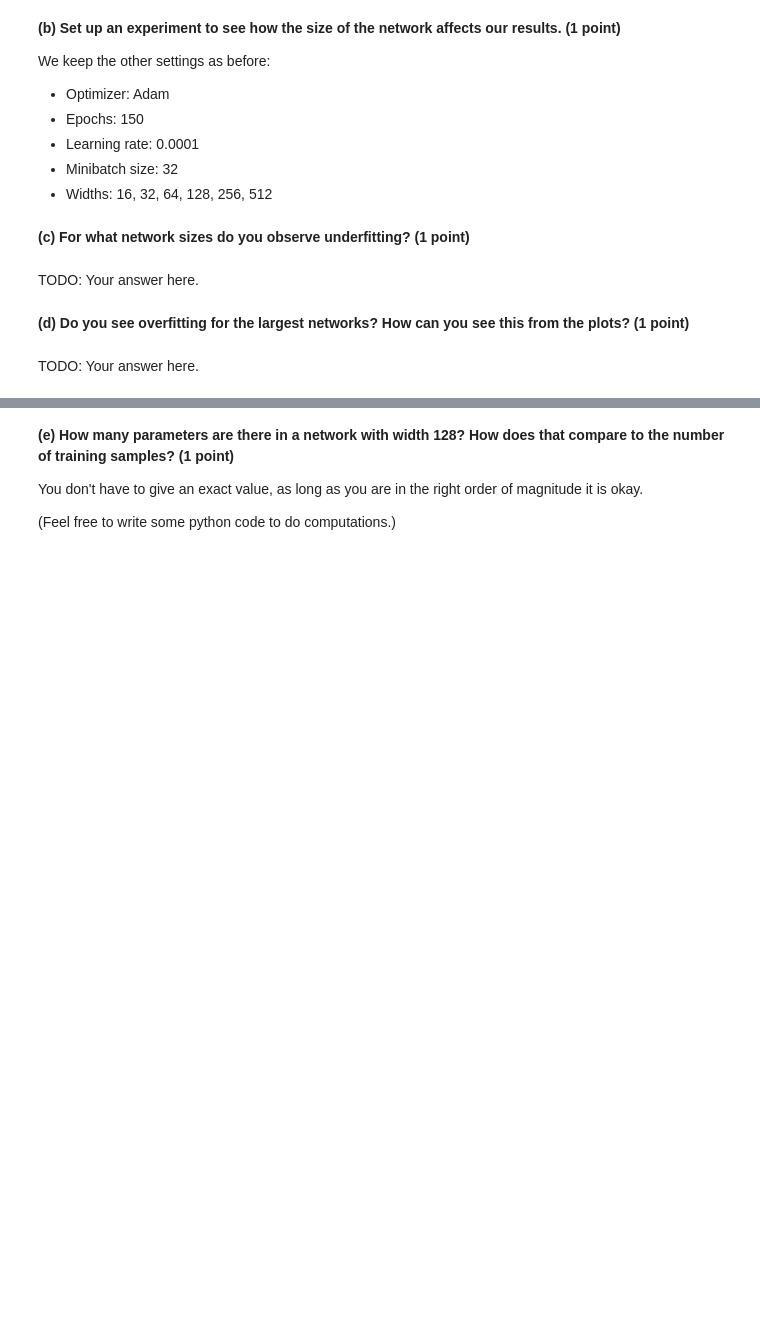
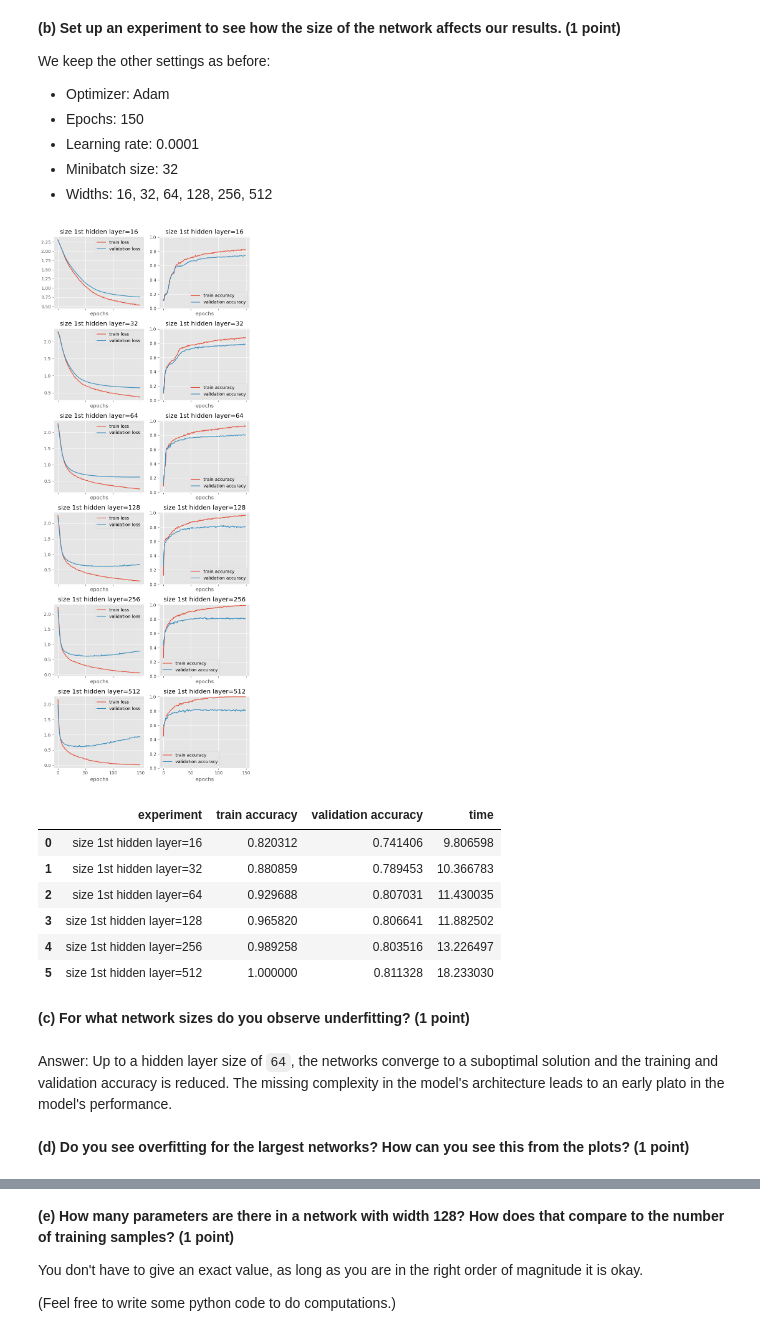
Before and after one commit to aschroede/RU-Deep-Learning, a Jupyter notebook: Assignment 2/dl-assignment-2.ipynb, the cells around one changed output, grey strips where cells are left out. Saved outputs shown, nothing was run; the diff lists cells and outputs as text; code cells hidden in the pictures; blank space fills up the shorter version.

```diff
--- a/Assignment 2/dl-assignment-2.ipynb
+++ b/Assignment 2/dl-assignment-2.ipynb
@@ -864,0 +1000,13 @@ print(net)
+# %%
+def build_net_bn():
+    return torch.nn.Sequential(
+        torch.nn.Linear(784, 128),
+        torch.nn.BatchNorm1d(128),
+        torch.nn.ReLU(),
+        torch.nn.Linear(128, 64),
+        torch.nn.BatchNorm1d(64),
+        torch.nn.ReLU(),
+        torch.nn.Linear(64, 10)
+    )
+net = build_net_bn()
+print(net)
@@ -1046,10 +1237,15 @@ An often overlooked hyperparameter is the architecture of the neural network its
 The second hidden layer should have half that width, so the network we have been using so far has `width=128`.
 
 Hint: `a // b` is the Python notation for integer division rounding down.
-# %%
-def build_net(width = 128):
-    # TODO: construct and return the network
-    return None
+# %%
+def build_net(width = 128):
+    return torch.nn.Sequential(
+        torch.nn.Linear(784, width),
+        torch.nn.ReLU(),
+        torch.nn.Linear(width, int(width/2)),
+        torch.nn.ReLU(),
+        torch.nn.Linear(int(width/2), 10)
+    )
 # %% [markdown]
 **(b) Set up an experiment to see how the size of the network affects our results. <span style="float:right"> (1 point)</span>**
 
@@ -1062,23 +1258,34 @@ We keep the other settings as before:
 # %%
 plotter = HistoryPlotter(plots=[{'x': 'epochs', 'y': ['train loss', 'validation loss']},
                                 {'x': 'epochs', 'y': ['train accuracy', 'validation accuracy']},],
                          table=['train accuracy', 'validation accuracy', 'time'],
                          rows=6, cols=1)
 
 epochs = 150
 lr = 0.0001
 batch_size = 32
 network_widths = [16, 32, 64, 128, 256, 512]
 
 for row, width in enumerate(network_widths):
-    # TODO: Run optimizer for a network of width width, add to plotter
+    net = build_net(width)
+    optimizer = torch.optim.Adam(net.parameters(), lr=lr)
+    history = fit(net, fashion_train, fashion_validation, optimizer=optimizer, epochs=epochs, batch_size=batch_size)
+    label = ('size 1st hidden layer=%s' % str(width))
+    plotter.add(label, history, row=row, col=0)
 
 plotter.done()
+# %% [output]
+[figure, added]
+|  | experiment | train accuracy | validation accuracy | time |
+| 0 | size 1st hidden layer=16 | 0.820312 | 0.741406 | 9.806598 |
+| 1 | size 1st hidden layer=32 | 0.880859 | 0.789453 | 10.366783 |
+| 2 | size 1st hidden layer=64 | 0.929688 | 0.807031 | 11.430035 |
+| 3 | size 1st hidden layer=128 | 0.965820 | 0.806641 | 11.882502 |
+| 4 | size 1st hidden layer=256 | 0.989258 | 0.803516 | 13.226497 |
+| 5 | size 1st hidden layer=512 | 1.000000 | 0.811328 | 18.233030 |
 # %% [markdown]
 **(c) For what network sizes do you observe underfitting? <span style="float:right"> (1 point)</span>**
-# %% [markdown]
-TODO: Your answer here.
+# %% [markdown]
+Answer: Up to a hidden layer size of `64`, the networks converge to a suboptimal solution and the training and validation accuracy is reduced. The missing complexity in the model's architecture leads to an early plato in the model's performance.
 # %% [markdown]
 **(d) Do you see overfitting for the largest networks? How can you see this from the plots? <span style="float:right"> (1 point)</span>**
-# %% [markdown]
-TODO: Your answer here.
```
Also changed, not shown: parts of 80 cells of this notebook, 9 other files.
